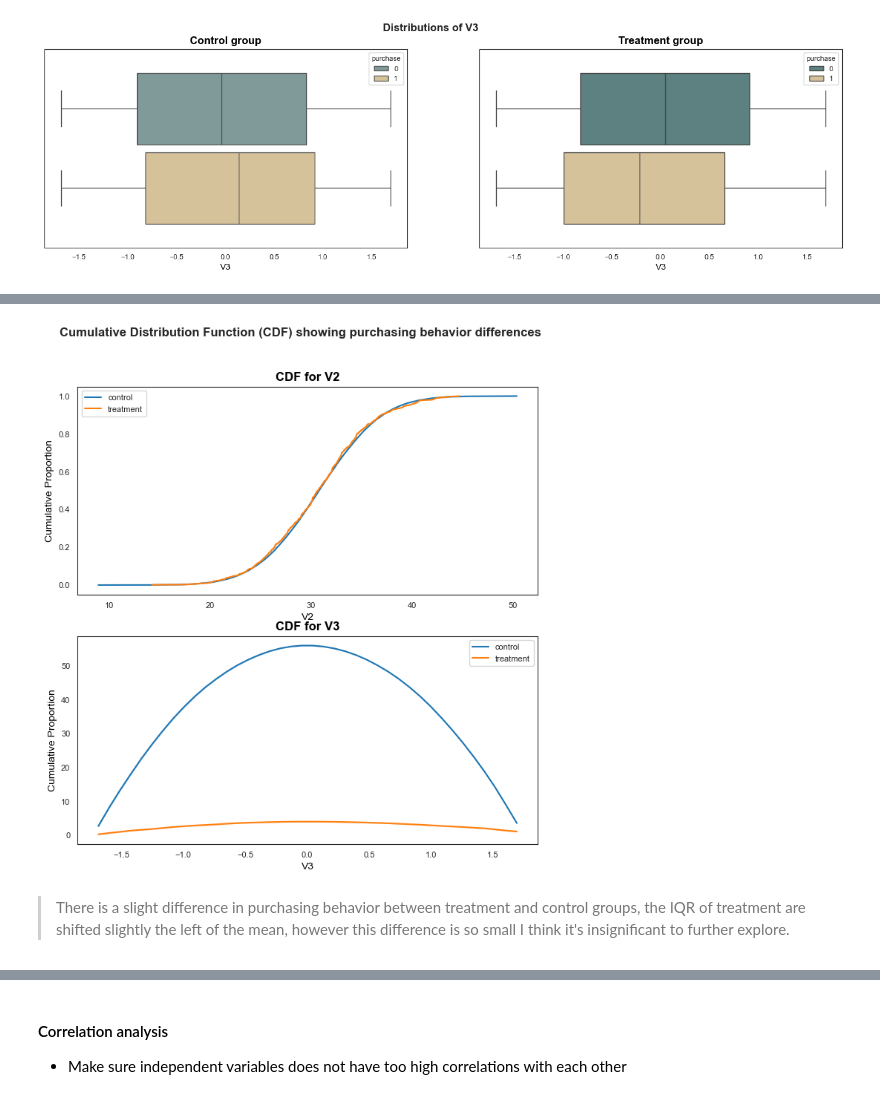
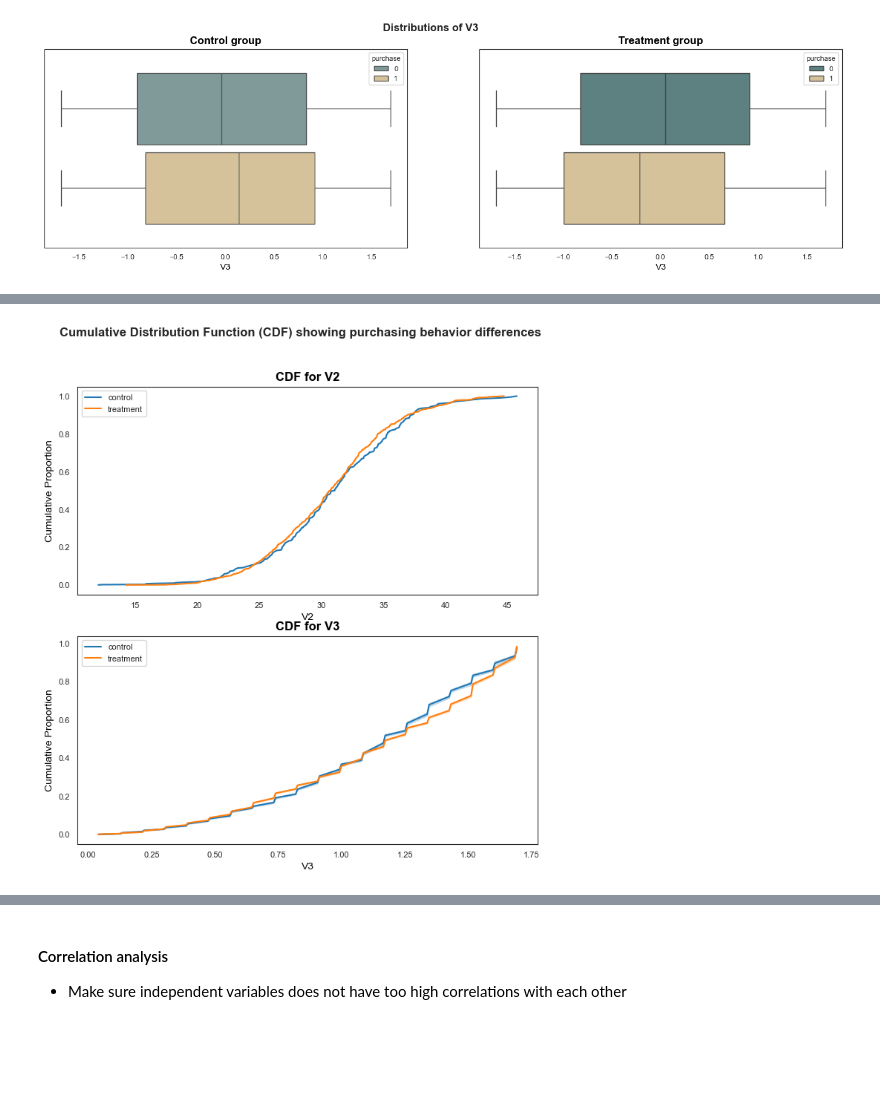
Before and after one commit to JuanitaSmith/ab_testing_starbucks, a Jupyter notebook: notebooks/1_Starbucks_EDA.ipynb, the cells around one changed output, grey strips where cells are left out. Saved outputs shown, nothing was run; the diff lists cells and outputs as text; code cells hidden in the pictures; blank space fills up the shorter version.

```diff
--- a/notebooks/1_Starbucks_EDA.ipynb
+++ b/notebooks/1_Starbucks_EDA.ipynb
@@ -155,7 +121,7 @@ CV_RESULT_DIR_IRR = "xgboost_cv_results/irr_study_with_v2_not_scaled"
 ## Data Gathering
 # %%
 # load in the data
-train_data = pd.read_csv('./training.csv')
+train_data = pd.read_csv(config.path_train_data)
 train_data.head()
 # %% [output]
 |  | ID | Promotion | purchase | V1 | V2 | V3 | V4 | V5 | V6 | V7 |
@@ -288,6 +256,6 @@ Name: count, dtype: int64
 # %% [markdown]
 ##### 2. Use standard scaler on V2 to compare with V3 more effectively.
 # %%
-# scaler = StandardScaler()
-# train_data_clean['V2'] = scaler.fit_transform(train_data_clean[['V2']])
-# train_data_clean['V2'].describe()
+scaler = StandardScaler()
+train_data_clean['V2_scaled'] = scaler.fit_transform(train_data_clean[['V2']])
+train_data_clean['V2_scaled'].describe()
@@ -295,7 +273,7 @@ Name: count, dtype: int64
 ##### 3. Drop ID column
 # %%
 ## Make ID the index the remove it
-train_data_clean.drop('ID', axis=1, inplace=True)
+train_data_clean.drop('ID', axis=1, inplace=True, errors='ignore')
 train_data_clean.info()
 # %% [output]
 <class 'pandas.core.frame.DataFrame'>
@@ -346,0 +317,10 @@ treatment_group.head()
+# %%
+# feature engineering
+# Split data into control and treatment groups
+control_group = train_data_clean.query('Promotion == 0')
+treatment_group = train_data_clean.query('Promotion == 1')
+
+# drop promotion from treatment and control datasets as it's the split criteria
+treatment_group = treatment_group.drop('Promotion', axis=1, errors='ignore')
+control_group = control_group.drop('Promotion', axis=1, errors='ignore')
+treatment_group.head()
@@ -479,26 +439,24 @@ for col in ['V2', 'V3']:
 # %%
 # PLOT cdf to plot the differences in distribution in purchasing behavior between the 2 groups
 fig, ax = plt.subplots(nrows=2, figsize=(8, 8))
 i = 1
 for col in ['V2', 'V3']:
     plt.subplot(2, 1, i)
-    cpur = control_group[control_group['purchase'] == 0][col]
+    cpur = control_group[control_group['purchase'] == 1][col]
     tpur = treatment_group[treatment_group['purchase'] == 1][col]
-    c_sorted = np.sort(cpur)
+    c_sorted = np.sort(abs(cpur))
     ccum = np.cumsum(c_sorted / np.sum(c_sorted))
-    t_sorted = np.sort(tpur)
+    t_sorted = np.sort(abs(tpur))
     tcum = np.cumsum(t_sorted / np.sum(t_sorted))
     sns.lineplot(x=c_sorted, y=ccum, label='control')
     sns.lineplot(x=t_sorted, y=tcum, label='treatment')
     plt.title('CDF for {}'.format(col))
     plt.xlabel(col)
     plt.ylabel('Cumulative Proportion')
     i += 1
 
 plt.suptitle('Cumulative Distribution Function (CDF) showing purchasing behavior differences')
 plt.show()
 # %% [output]
-[figure, old version]
+[figure, new version]
-# %% [markdown]
-> There is a slight difference in purchasing behavior between treatment and control groups, the IQR of treatment are shifted slightly the left of the mean, however this difference is so small I think it's insignificant to further explore.
 # %%
```
Also changed, not shown: parts of 201 cells of this notebook, 19 other files.
